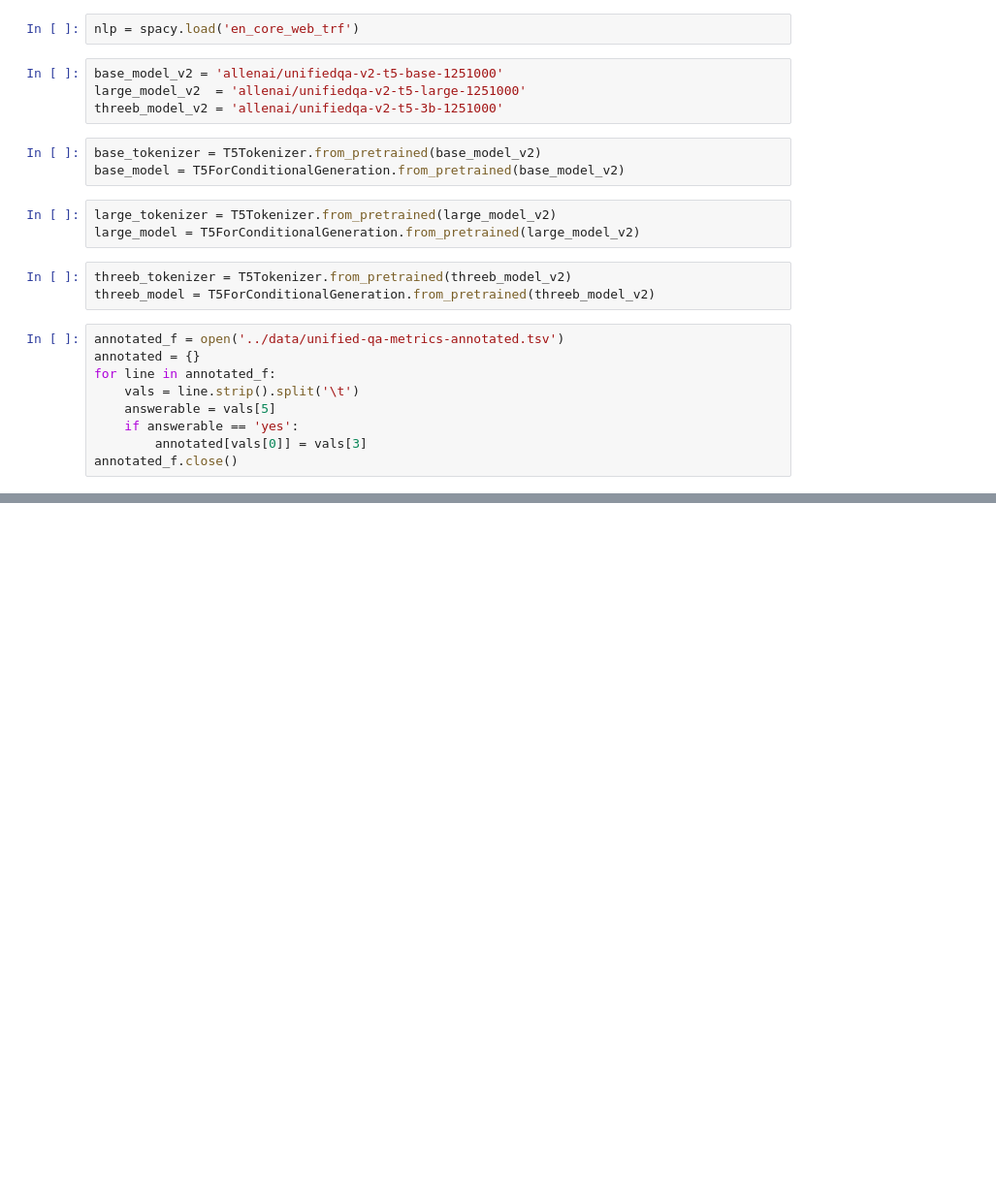
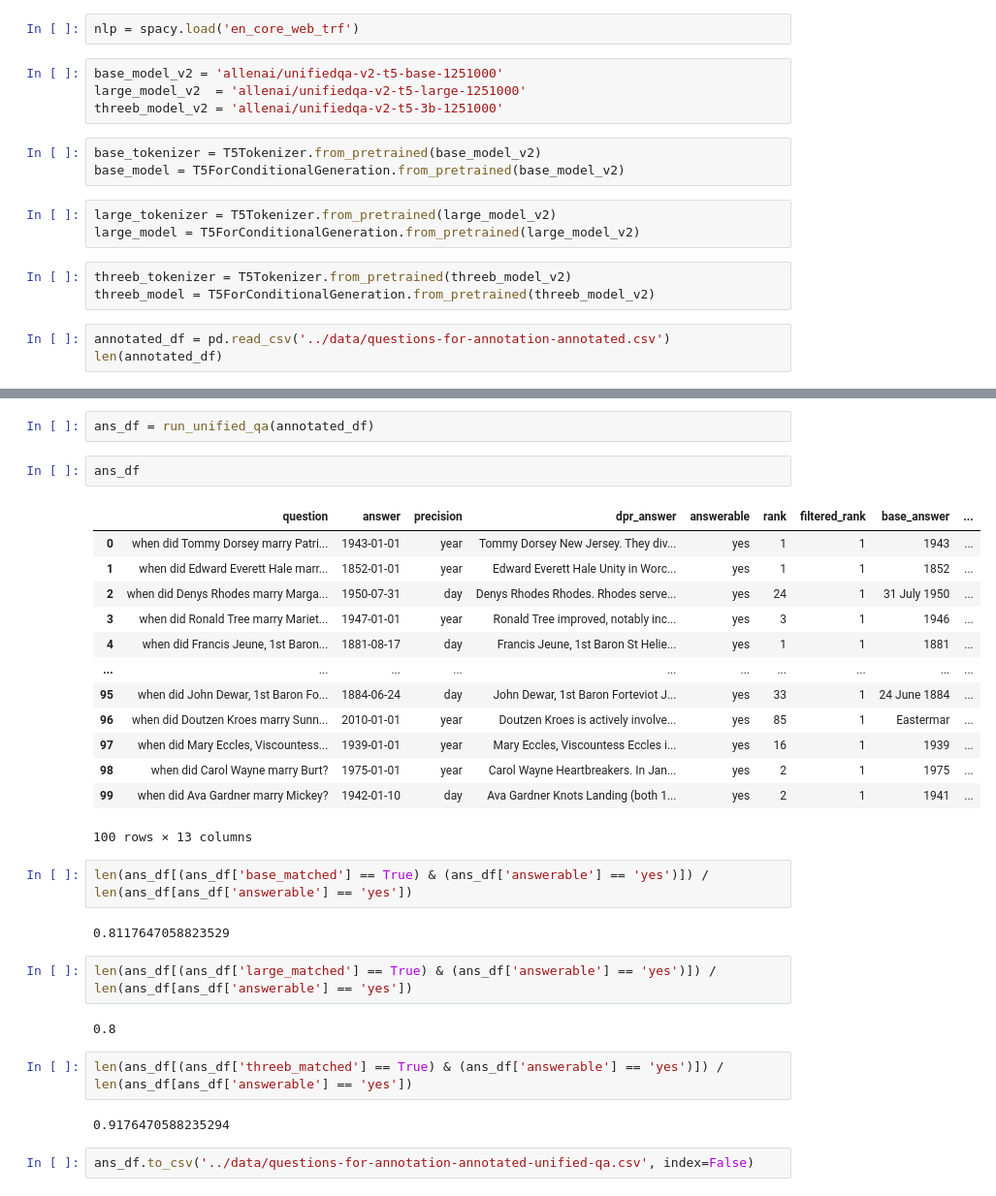
Before and after one commit to usc-isi-i2/time-qualifier-prediction, a Jupyter notebook: notebooks/different-unified-qa-models.ipynb, the cells around one changed output, grey strips where cells are left out. Shown at 97% size. Cells and saved outputs as stored; diff of their text form; blank space fills up the shorter version.

```diff
--- a/notebooks/different-unified-qa-models.ipynb
+++ b/notebooks/different-unified-qa-models.ipynb
@@ -18,12 +19,6 @@ large_model = T5ForConditionalGeneration.from_pretrained(large_model_v2)
 # %%
 threeb_tokenizer = T5Tokenizer.from_pretrained(threeb_model_v2)
 threeb_model = T5ForConditionalGeneration.from_pretrained(threeb_model_v2)
-# %%
-annotated_f = open('../data/unified-qa-metrics-annotated.tsv')
-annotated = {}
-for line in annotated_f:
-    vals = line.strip().split('\t')
-    answerable = vals[5]
-    if answerable == 'yes':
-        annotated[vals[0]] = vals[3]
-annotated_f.close()
+# %%
+annotated_df = pd.read_csv('../data/questions-for-annotation-annotated.csv')
+len(annotated_df)
@@ -29,0 +77,32 @@ annotated_f.close()
+# %%
+ans_df = run_unified_qa(annotated_df)
+# %%
+ans_df
+# %% [output]
+|  | question | answer | precision | dpr_answer | answerable | rank | filtered_rank | base_answer | ... |
+| 0 | when did Tommy Dorsey marry Patri... | 1943-01-01 | year | Tommy Dorsey New Jersey. They div... | yes | 1 | 1 | 1943 | ... |
+| 1 | when did Edward Everett Hale marr... | 1852-01-01 | year | Edward Everett Hale Unity in Worc... | yes | 1 | 1 | 1852 | ... |
+| 2 | when did Denys Rhodes marry Marga... | 1950-07-31 | day | Denys Rhodes Rhodes. Rhodes serve... | yes | 24 | 1 | 31 July 1950 | ... |
+| 3 | when did Ronald Tree marry Mariet... | 1947-01-01 | year | Ronald Tree improved, notably inc... | yes | 3 | 1 | 1946 | ... |
+| 4 | when did Francis Jeune, 1st Baron... | 1881-08-17 | day | Francis Jeune, 1st Baron St Helie... | yes | 1 | 1 | 1881 | ... |
+| ... | ... | ... | ... | ... | ... | ... | ... | ... | ... |
+| 95 | when did John Dewar, 1st Baron Fo... | 1884-06-24 | day | John Dewar, 1st Baron Forteviot J... | yes | 33 | 1 | 24 June 1884 | ... |
+| 96 | when did Doutzen Kroes marry Sunn... | 2010-01-01 | year | Doutzen Kroes is actively involve... | yes | 85 | 1 | Eastermar | ... |
+| 97 | when did Mary Eccles, Viscountess... | 1939-01-01 | year | Mary Eccles, Viscountess Eccles i... | yes | 16 | 1 | 1939 | ... |
+| 98 | when did Carol Wayne marry Burt? | 1975-01-01 | year | Carol Wayne Heartbreakers. In Jan... | yes | 2 | 1 | 1975 | ... |
+| 99 | when did Ava Gardner marry Mickey? | 1942-01-10 | day | Ava Gardner Knots Landing (both 1... | yes | 2 | 1 | 1941 | ... |
+100 rows × 13 columns
+# %%
+len(ans_df[(ans_df['base_matched'] == True) & (ans_df['answerable'] == 'yes')]) / len(ans_df[ans_df['answerable'] == 'yes'])
+# %% [output]
+0.8117647058823529
+# %%
+len(ans_df[(ans_df['large_matched'] == True) & (ans_df['answerable'] == 'yes')]) / len(ans_df[ans_df['answerable'] == 'yes'])
+# %% [output]
+0.8
+# %%
+len(ans_df[(ans_df['threeb_matched'] == True) & (ans_df['answerable'] == 'yes')]) / len(ans_df[ans_df['answerable'] == 'yes'])
+# %% [output]
+0.9176470588235294
+# %%
+ans_df.to_csv('../data/questions-for-annotation-annotated-unified-qa.csv', index=False)
```
Also changed, not shown: parts of 26 cells of this notebook, 5 other files.
